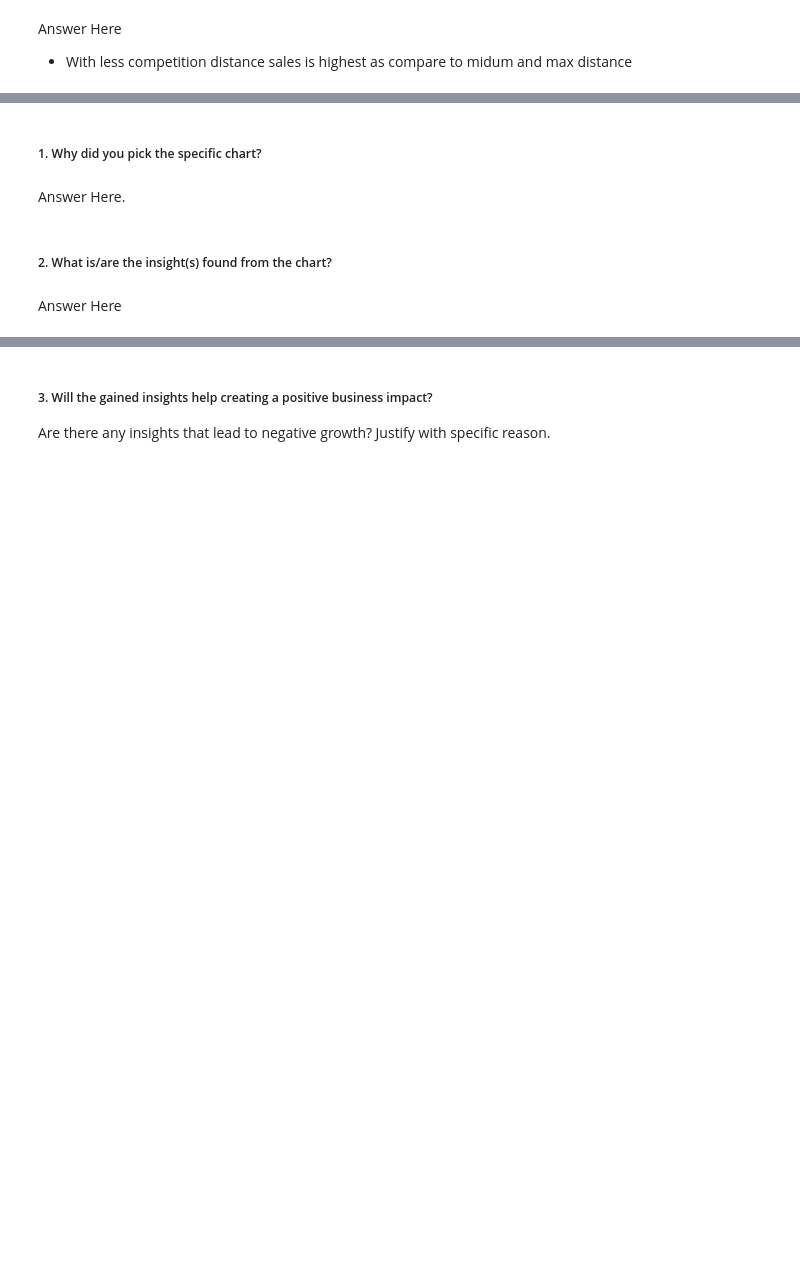
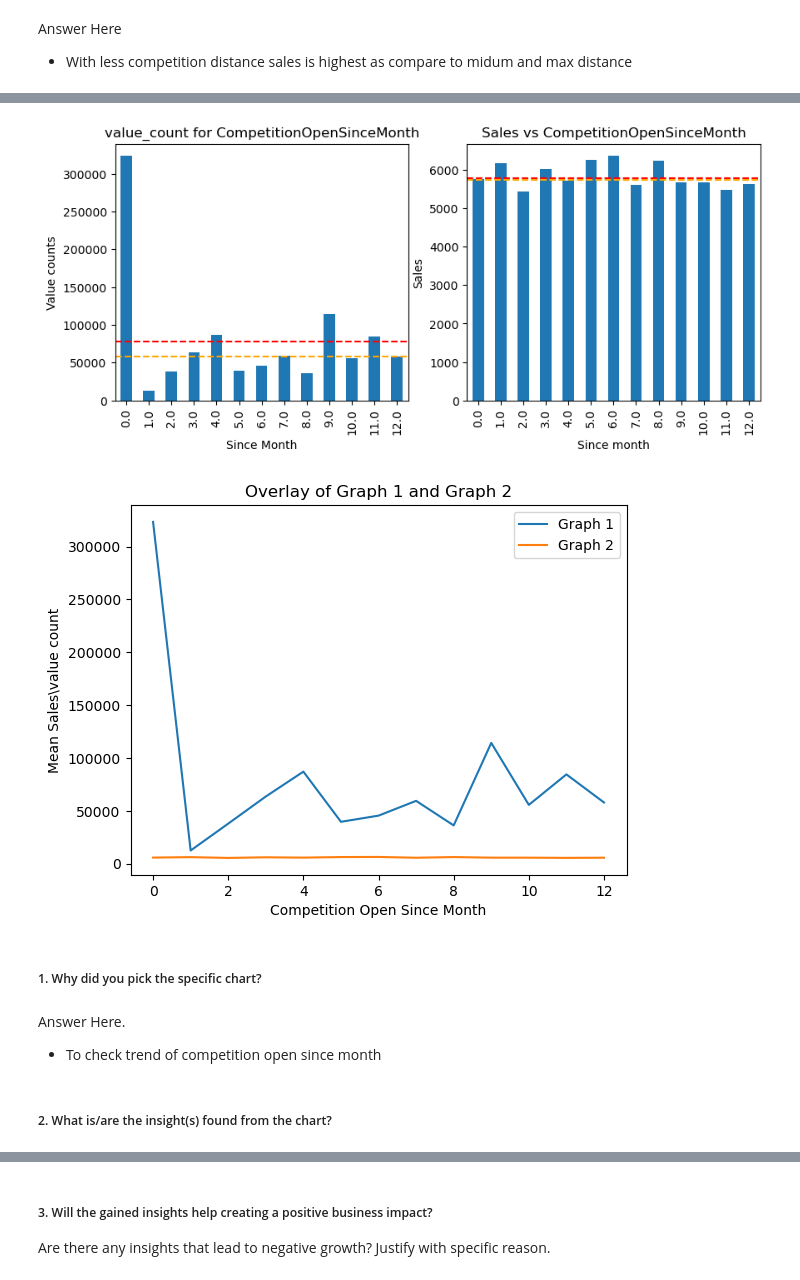
Before and after one commit to chetansgode/Rossmann_Retail_Sales_prediction, a Jupyter notebook: Sample_ML_Submission_Template.ipynb, the cells around one changed output, grey strips where cells are left out. Drawn from its saved outputs; the diff is of its cells as text; code cells hidden in the pictures; blank space fills up the shorter version.

Commit message:
<Chart 4 done>

```diff
--- a/Sample_ML_Submission_Template.ipynb
+++ b/Sample_ML_Submission_Template.ipynb
@@ -588,8 +624,44 @@ Answer Here
+# %%
+# Chart - 3 visualization code-CompetitionOpenSinceMonth vs sales
+plt.figure(figsize=(10,4))
+plt.subplot(1,2,1)
+ax=plt.gca()
+df['CompetitionOpenSinceMonth'].value_counts().sort_index().plot(kind='bar')
+ax.axhline(df['CompetitionOpenSinceMonth'].value_counts().mean(),color='red',linestyle='dashed')
+ax.axhline(df['CompetitionOpenSinceMonth'].value_counts().median(),color='orange',linestyle='dashed')
+plt.title('value_count for CompetitionOpenSinceMonth')
+plt.xlabel('Since Month')
+plt.ylabel('Value counts')
+
+plt.subplot(1,2,2)
+ax=plt.gca()
+df.groupby('CompetitionOpenSinceMonth')["Sales"].mean().plot(kind='bar')
+ax.axhline(df["Sales"].mean(),color='red',linestyle='dashed')
+ax.axhline(df["Sales"].median(),color='orange',linestyle='dashed')
+plt.title('Sales vs CompetitionOpenSinceMonth')
+plt.xlabel('Since month')
+plt.ylabel('Sales')
+plt.show()
+
+# Plotting the first graph
+plt.plot(df['CompetitionOpenSinceMonth'].value_counts().sort_index(), label='Graph 1')
+# Plotting the second graph
+plt.plot(df.groupby('CompetitionOpenSinceMonth')["Sales"].mean(), label='Graph 2')
+# Adding labels and title
+plt.xlabel('Competition Open Since Month')
+plt.ylabel('Mean Sales\\value count')
+plt.title('Overlay of Graph 1 and Graph 2')
+# Displaying the legend
+plt.legend()
+# Displaying the overlapped graph
+plt.show()
+# %% [output]
+[figure, added]
+[figure, added]
 # %% [markdown]
 ##### 1. Why did you pick the specific chart?
-# %% [markdown]
-Answer Here.
+# %% [markdown]
+Answer Here.
+* To check trend of competition open since month
 # %% [markdown]
 ##### 2. What is/are the insight(s) found from the chart?
-# %% [markdown]
-Answer Here
```
Also changed, not shown: parts of 17 cells of this notebook.
